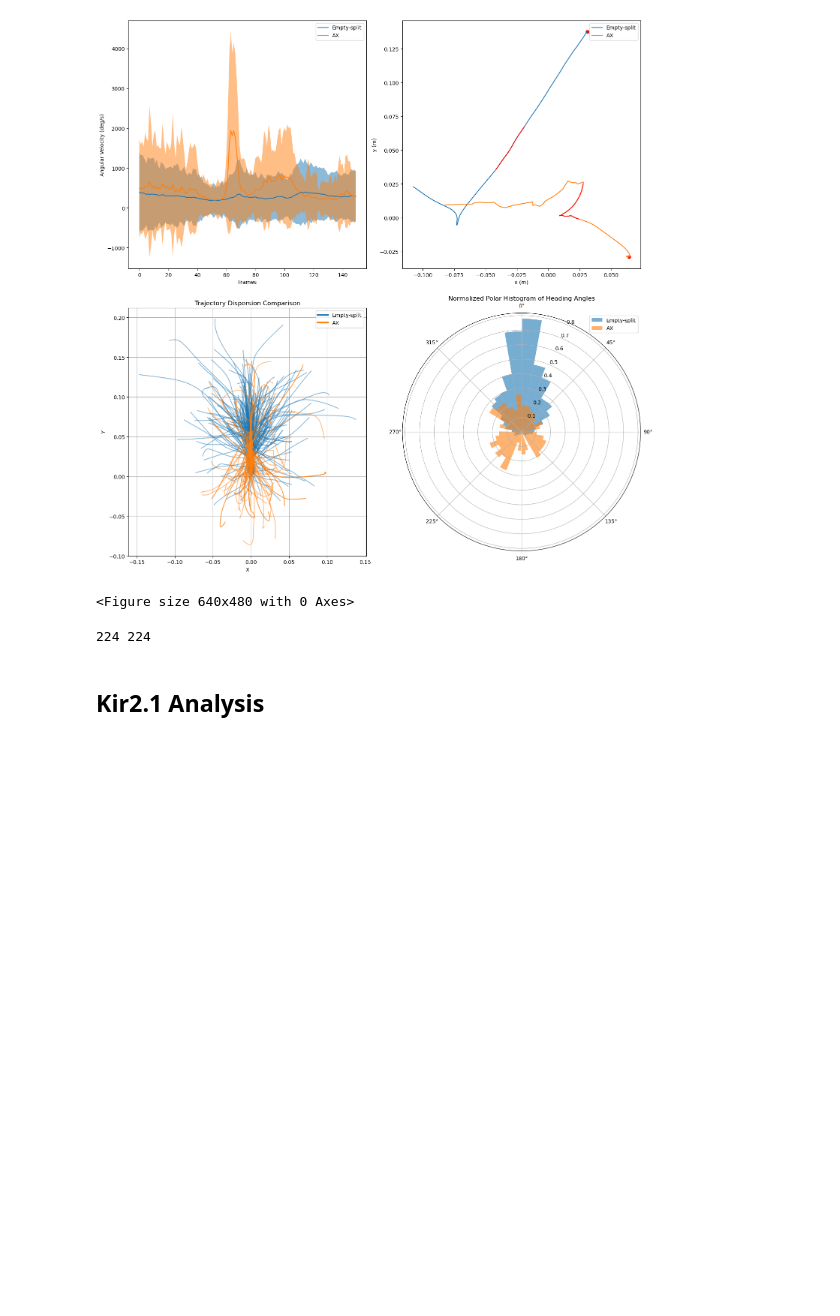
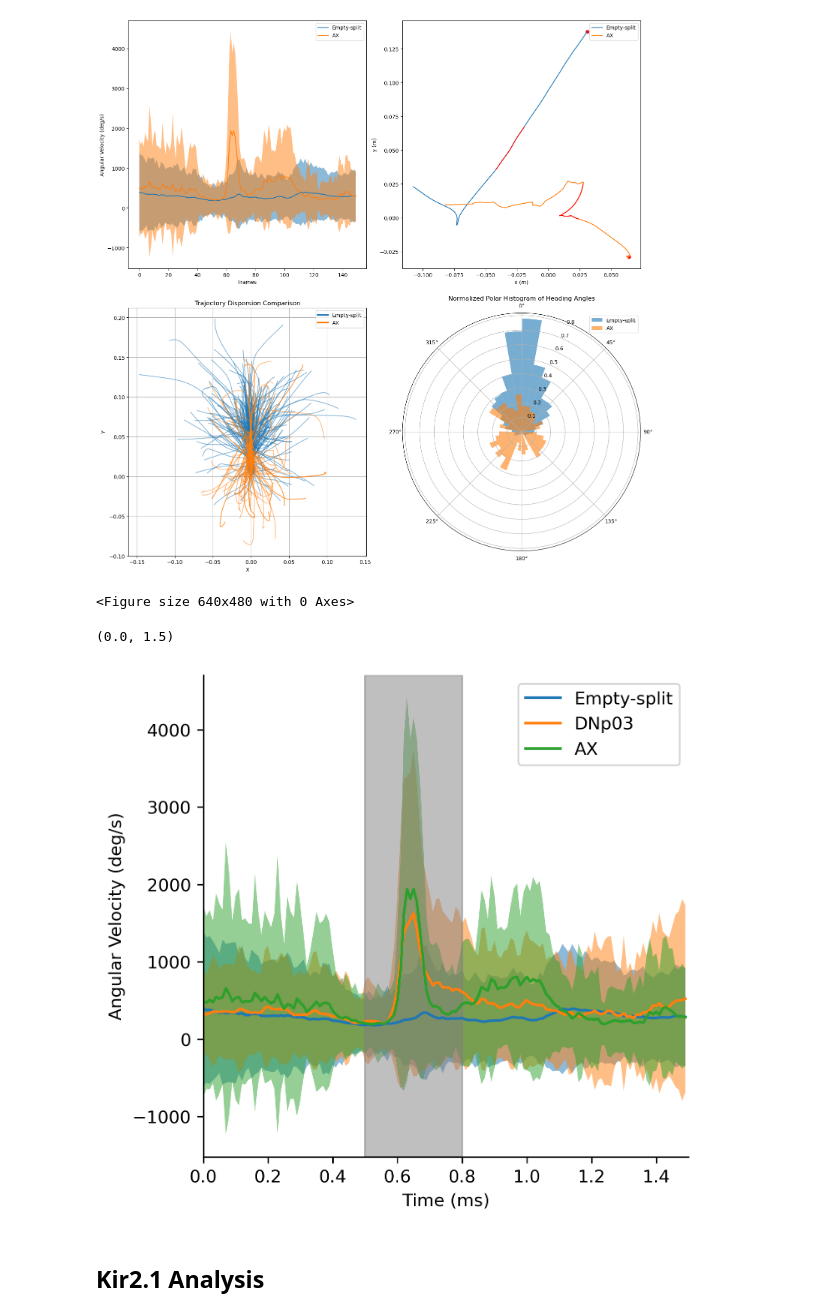
Before and after one commit to elhananby/fly_analysis, a Jupyter notebook: notebooks/velocity_analysis_example.ipynb, the cells around one changed output. Cells and saved outputs as stored; diff of their text form; code cells hidden in the pictures; blank space fills up the shorter version.

```diff
--- a/notebooks/velocity_analysis_example.ipynb
+++ b/notebooks/velocity_analysis_example.ipynb
@@ -39,13 +41,17 @@ def get_mean_and_std(data: np.array, abs: bool = False):
     else:
         return np.mean(data, axis=0), np.std(data, axis=0)
 
-def plot_with_mean_and_std(data: np.array, label=None, ax=None, xlabel=None, ylabel=None):
+def plot_with_mean_and_std(data: np.array, units="frames", label=None, ax=None, xlabel=None, ylabel=None):
     if ax is None:
         ax = plt.gca()
 
     mean, std = get_mean_and_std(data, abs=True)
 
-    X = np.arange(len(mean))
+    if units == "frames":
+        X = np.arange(len(mean))
+    elif units == "milliseconds":
+        X = np.arange(len(mean)) * 0.01
+
     ax.plot(X, mean, label=label)
     ax.fill_between(X, mean - std, mean + std, alpha=0.5)
 
@@ -429,10 +439,33 @@ plt.savefig('/home/buchsbaum/Documents/g29_vs_empty.svg', dpi=300)
 # %% [output]
 [figure]
 <Figure size 640x480 with 0 Axes>
-# %%
-print(len(g29_data['xyz']), len(g29_data['xyz'].tolist()))
-# %% [output]
-224 224
+# %%
+fig, ax = plt.subplots(figsize=(5,5), dpi=300)
+
+plot_with_mean_and_std(empty_data["angular_velocity"],
+                       label="Empty-split",
+                       units="milliseconds",
+                       xlabel="Time (ms)",
+                       ylabel="Angular Velocity (deg/s)",
+                       ax=ax)
+plot_with_mean_and_std(j53_data["angular_velocity"],
+                       label="DNp03", units="milliseconds",
+                       ax=ax)
+plot_with_mean_and_std(g29_data["angular_velocity"],
+                       label="AX", units="milliseconds",
+                       ax=ax)
+
+# add shaded area between 0.5 and 0.8
+plt.axvspan(0.5, 0.8, color='gray', alpha=0.5, edgecolor=None)
+ax.spines['top'].set_visible(False)
+ax.spines['right'].set_visible(False)
+plt.xlim(0, 1.5)
+
+plt.savefig(f"{os.path.join(fig_save_folder, '2_Angular_velocity.pdf'}", dpi=300)
+plt.savefig("2_Angular_velocity.svg", dpi=300)
+# %% [output]
+(0.0, 1.5)
+[figure, added]
 # %% [markdown]
 ## Kir2.1 Analysis
 # %%
```
Also changed, not shown: parts of 4 cells of this notebook, 6 other files.
